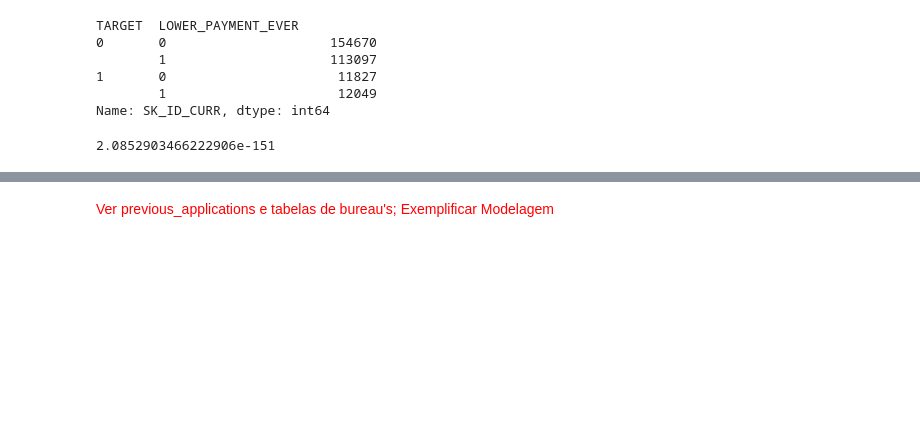
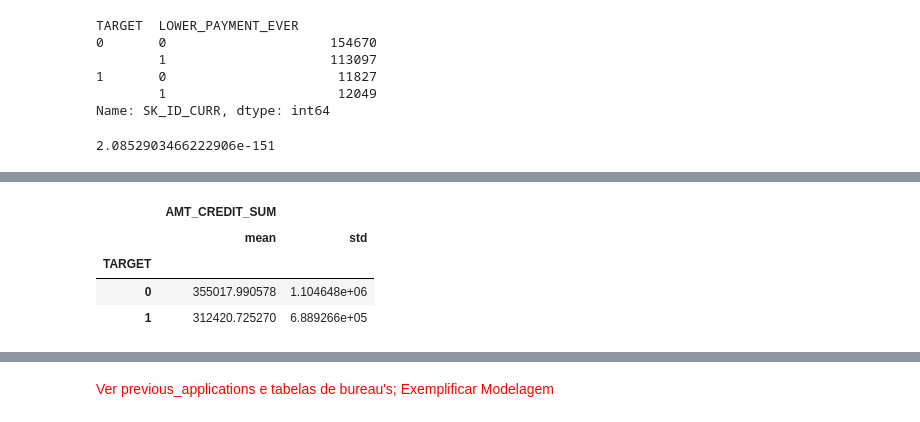
Before and after one commit to felipesveiga/home-loans, a Jupyter notebook: project/home-default.ipynb, the cells around one changed output, grey strips where cells are left out. Cells and saved outputs as stored; diff of their text form; code cells hidden in the pictures; blank space fills up the shorter version.

```diff
--- a/project/home-default.ipynb
+++ b/project/home-default.ipynb
@@ -405,0 +438,9 @@ df_previous.head()
+# %%
+# Média e std's do empréstimos aprovados por outras instituições.
+df_bureau.groupby('TARGET').agg({'AMT_CREDIT_SUM':['mean', 'std']})
+# %% [output]
+|  | AMT_CREDIT_SUM |  |
+|  | mean | std |
+| TARGET |  |  |
+| 0 | 355017.990578 | 1.104648e+06 |
+| 1 | 312420.725270 | 6.889266e+05 |
```
Also changed, not shown: parts of 15 cells of this notebook.
